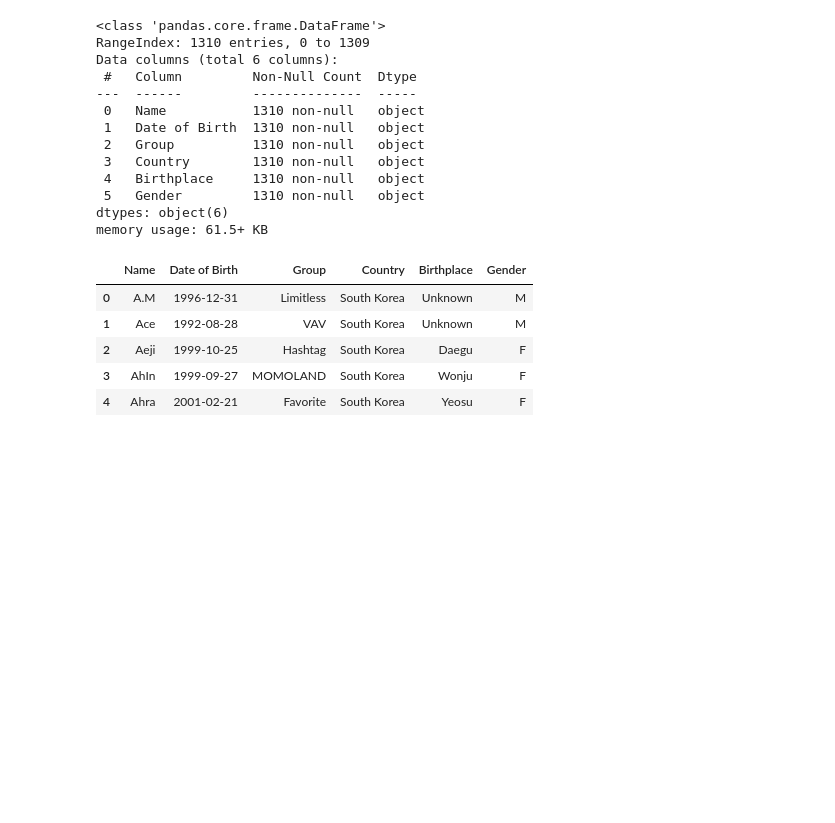
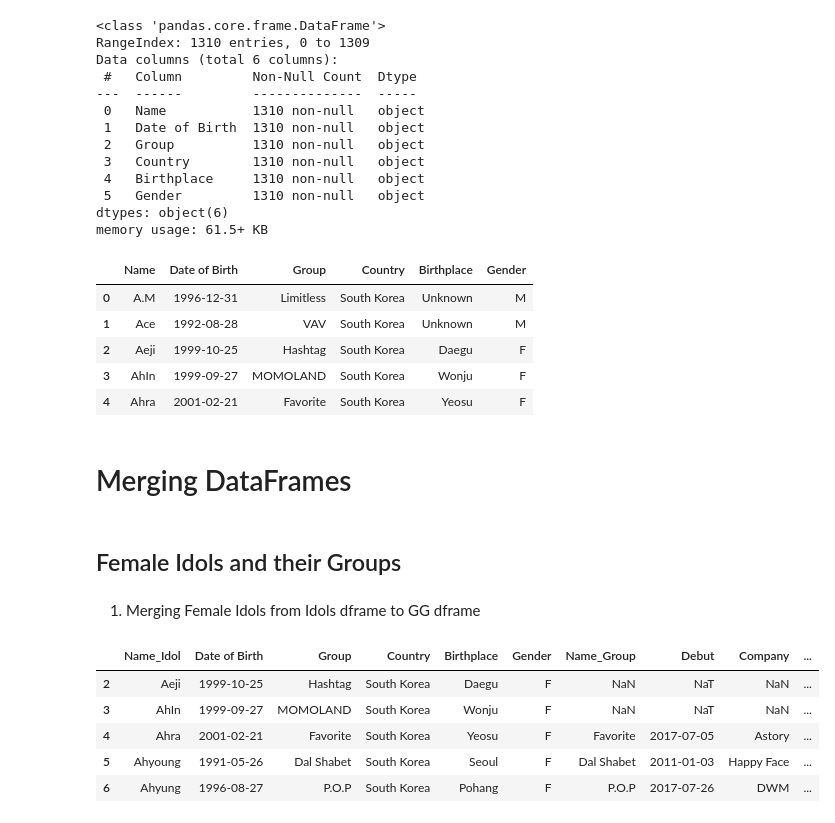
Before and after one commit to ssim3/Kpop_EDA, a Jupyter notebook: kpop_eda.ipynb, the cells around one changed output. Cells and saved outputs as stored; diff of their text form; code cells hidden in the pictures; blank space fills up the shorter version.

```diff
--- a/kpop_eda.ipynb
+++ b/kpop_eda.ipynb
@@ -371,3 +374,23 @@ idols.head() # All cleaned up
 | 2 | Aeji | 1999-10-25 | Hashtag | South Korea | Daegu | F |
 | 3 | AhIn | 1999-09-27 | MOMOLAND | South Korea | Wonju | F |
 | 4 | Ahra | 2001-02-21 | Favorite | South Korea | Yeosu | F |
+# %% [markdown]
+# Merging DataFrames
+# %% [markdown]
+## Female Idols and their Groups
+# %% [markdown]
+1. Merging Female Idols from Idols dframe to GG dframe
+# %%
+f_idols_n_groups = idols.merge(gg, how="left", left_on="Group", right_on="Name", suffixes=["_Idol", "_Group"])
+# %%
+# Dropping Male idols
+f_idols_n_groups.drop(f_idols_n_groups[f_idols_n_groups["Gender"] == "M"].index, inplace=True)
+# %%
+f_idols_n_groups.head()
+# %% [output]
+|  | Name_Idol | Date of Birth | Group | Country | Birthplace | Gender | Name_Group | Debut | Company | ... |
+| 2 | Aeji | 1999-10-25 | Hashtag | South Korea | Daegu | F | NaN | NaT | NaN | ... |
+| 3 | AhIn | 1999-09-27 | MOMOLAND | South Korea | Wonju | F | NaN | NaT | NaN | ... |
+| 4 | Ahra | 2001-02-21 | Favorite | South Korea | Yeosu | F | Favorite | 2017-07-05 | Astory | ... |
+| 5 | Ahyoung | 1991-05-26 | Dal Shabet | South Korea | Seoul | F | Dal Shabet | 2011-01-03 | Happy Face | ... |
+| 6 | Ahyung | 1996-08-27 | P.O.P | South Korea | Pohang | F | P.O.P | 2017-07-26 | DWM | ... |
```
Also changed, not shown: parts of 13 cells of this notebook.
